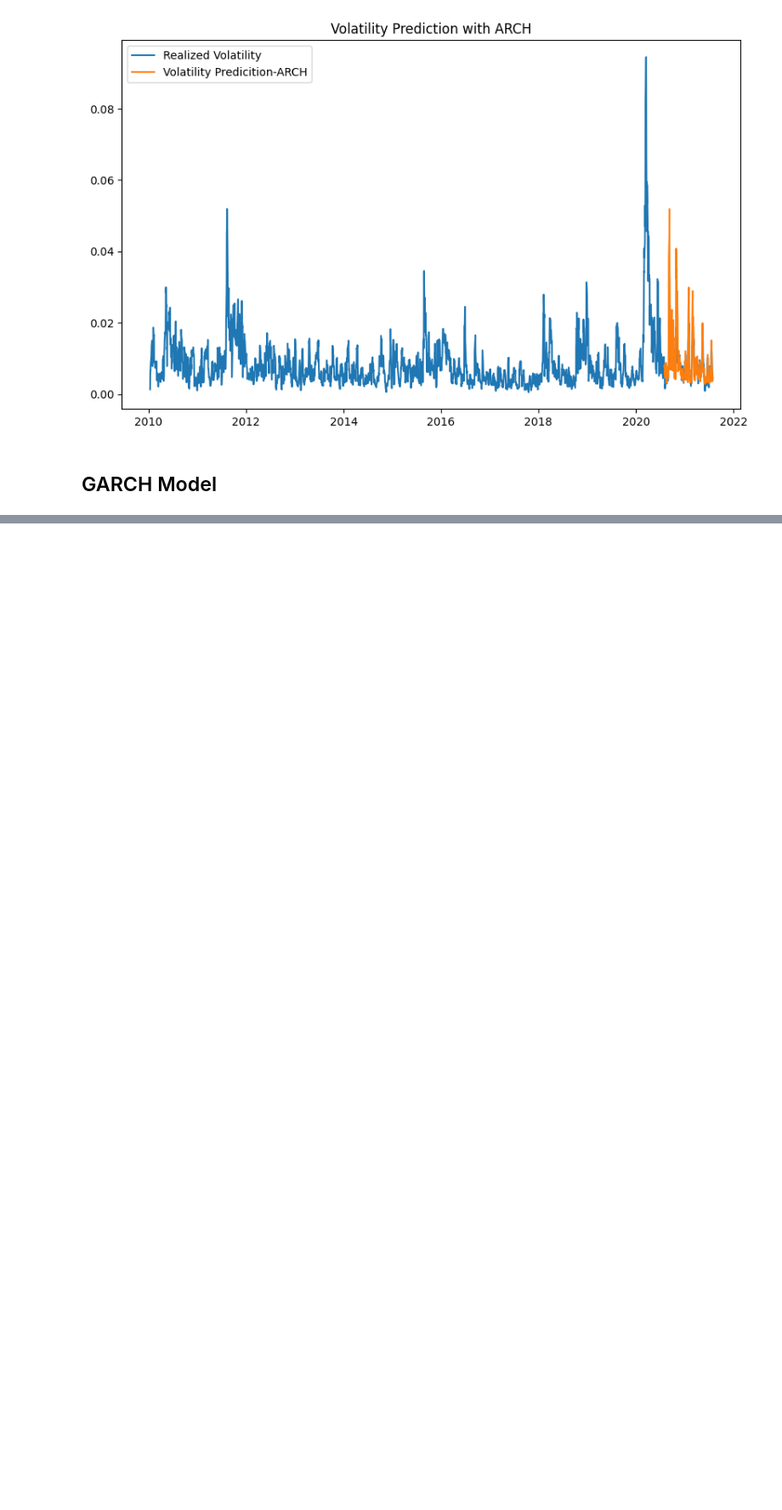
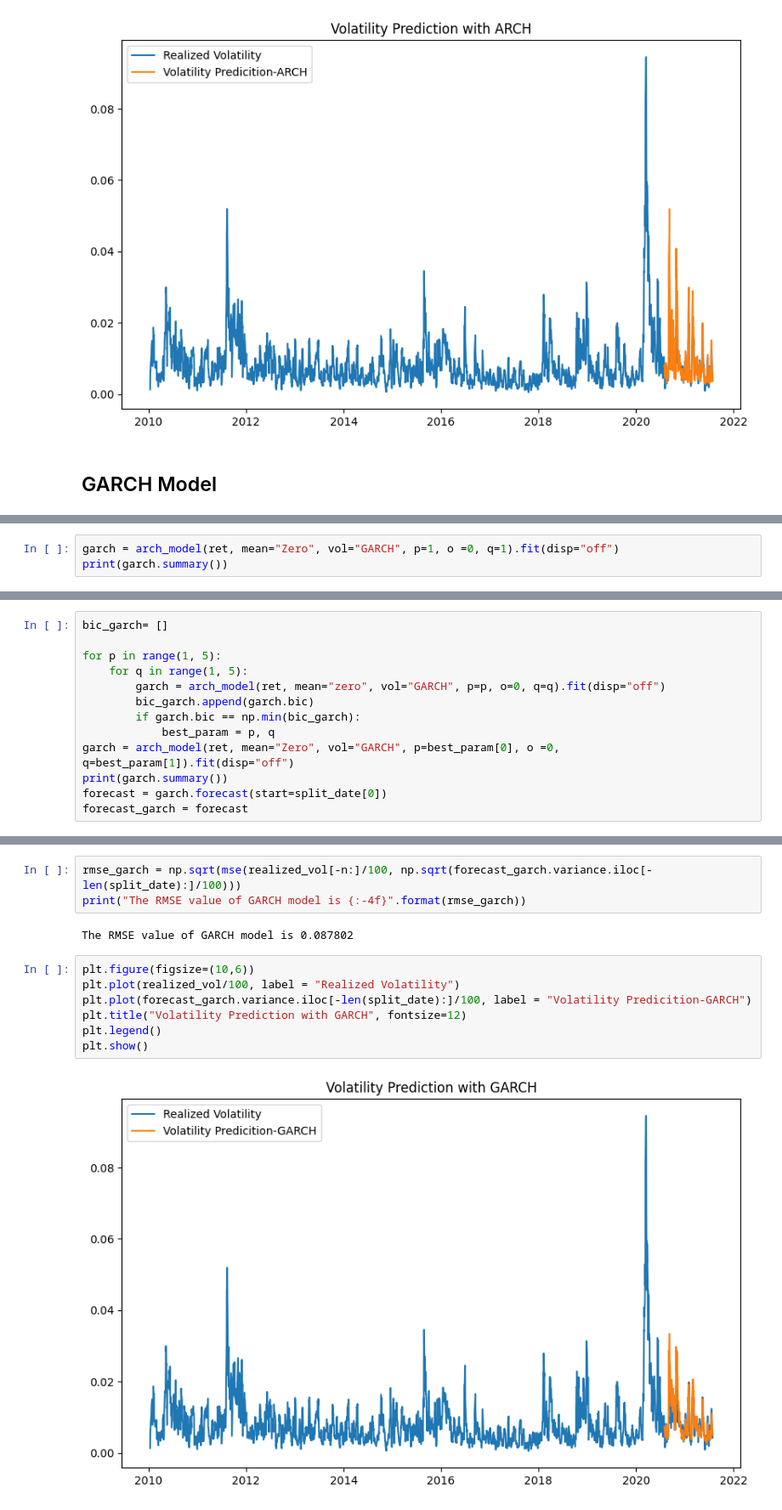
Before and after one commit to guilhermemalves03/Machine-Learning-for-Financial-Risk-Management-with-Python, a Jupyter notebook: 4-MachineLearning-BasedVolatilityPrediction.ipynb, the cells around one changed output, grey strips where cells are left out. Shown at 85% size. Cells and saved outputs as stored; diff of their text form; blank space fills up the shorter version.

```diff
--- a/4-MachineLearning-BasedVolatilityPrediction.ipynb
+++ b/4-MachineLearning-BasedVolatilityPrediction.ipynb
@@ -250,0 +283,3 @@ GARCH model is an extension of the ARCH model incorporating lagged conditional v
+# %%
+garch = arch_model(ret, mean="Zero", vol="GARCH", p=1, o =0, q=1).fit(disp="off")
+print(garch.summary())
@@ -250,0 +307,13 @@ GARCH model is an extension of the ARCH model incorporating lagged conditional v
+# %%
+bic_garch= []
+
+for p in range(1, 5):
+    for q in range(1, 5):
+        garch = arch_model(ret, mean="zero", vol="GARCH", p=p, o=0, q=q).fit(disp="off")
+        bic_garch.append(garch.bic)
+        if garch.bic == np.min(bic_garch):
+            best_param = p, q
+garch = arch_model(ret, mean="Zero", vol="GARCH", p=best_param[0], o =0, q=best_param[1]).fit(disp="off")
+print(garch.summary())
+forecast = garch.forecast(start=split_date[0])
+forecast_garch = forecast
@@ -250,0 +341,14 @@ GARCH model is an extension of the ARCH model incorporating lagged conditional v
+# %%
+rmse_garch = np.sqrt(mse(realized_vol[-n:]/100, np.sqrt(forecast_garch.variance.iloc[-len(split_date):]/100)))
+print("The RMSE value of GARCH model is {:-4f}".format(rmse_garch))
+# %% [output]
+The RMSE value of GARCH model is 0.087802
+# %%
+plt.figure(figsize=(10,6))
+plt.plot(realized_vol/100, label = "Realized Volatility")
+plt.plot(forecast_garch.variance.iloc[-len(split_date):]/100, label = "Volatility Predicition-GARCH")
+plt.title("Volatility Prediction with GARCH", fontsize=12)
+plt.legend()
+plt.show()
+# %% [output]
+[figure, added]
```
Also changed, not shown: parts of 41 cells of this notebook.
